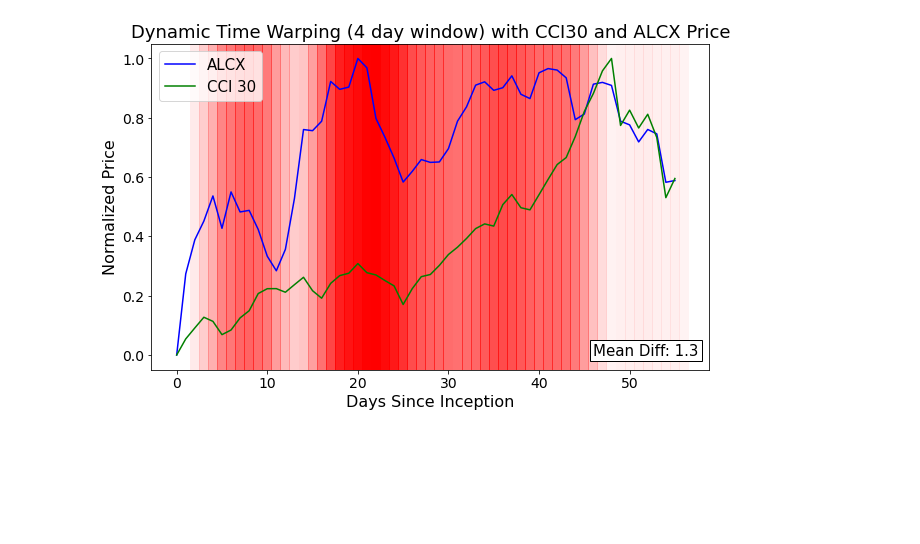
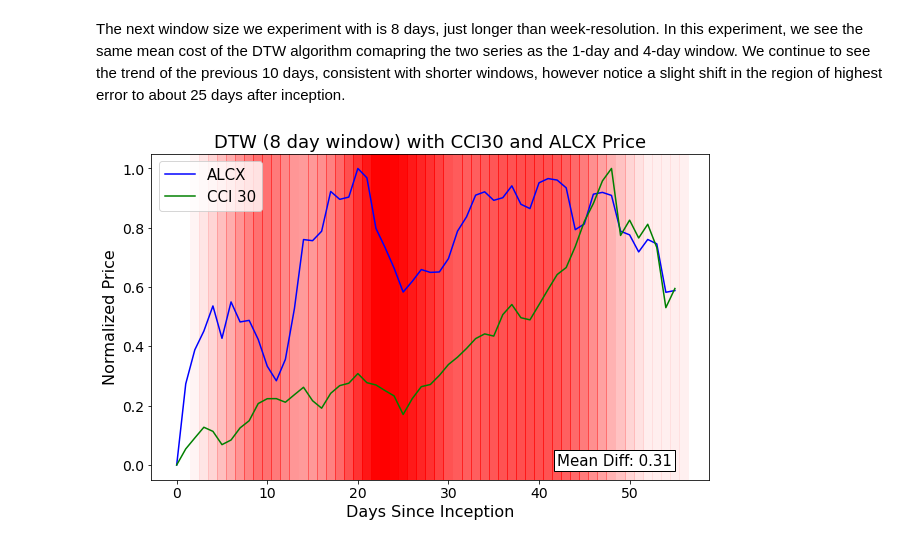
Before and after one commit to Dtradke/ALCX_3rd_Party_Data, a Jupyter notebook: ALCX_3rd_Party_Data.ipynb, the cells around one changed output. Cells and saved outputs as stored; diff of their text form; code cells hidden in the pictures; blank space fills up the shorter version.

```diff
--- a/ALCX_3rd_Party_Data.ipynb
+++ b/ALCX_3rd_Party_Data.ipynb
@@ -43,7 +78,9 @@ util.plotCompare(mean_alcx, market_avg, diffs, window)
+# %% [markdown]
+The next window size we experiment with is 8 days, just longer than week-resolution. In this experiment, we see the same mean cost of the DTW algorithm comapring the two series as the 1-day and 4-day window. We continue to see the trend of the previous 10 days, consistent with shorter windows, however notice a slight shift in the region of highest error to about 25 days after inception.
 # %%
-# Perform Dynamic Time Warping with 4-day window and plot
-window = 4
+# Perform Dynamic Time Warping with 8-day window and plot
+window = 8
 diffs = util.doDTW(mean_alcx, market_avg, window)
 util.plotCompare(mean_alcx, market_avg, diffs, window)
 # %% [output]
-[figure, old version]
+[figure, new version]
```
Also changed, not shown: parts of 20 cells of this notebook, 3 other files.
